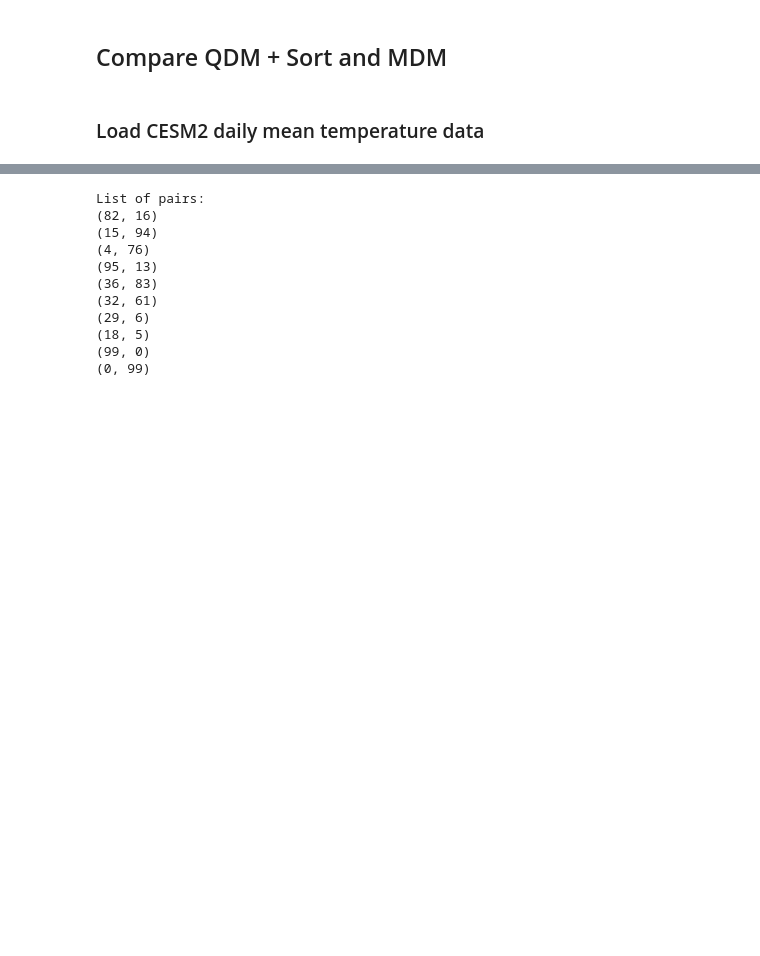
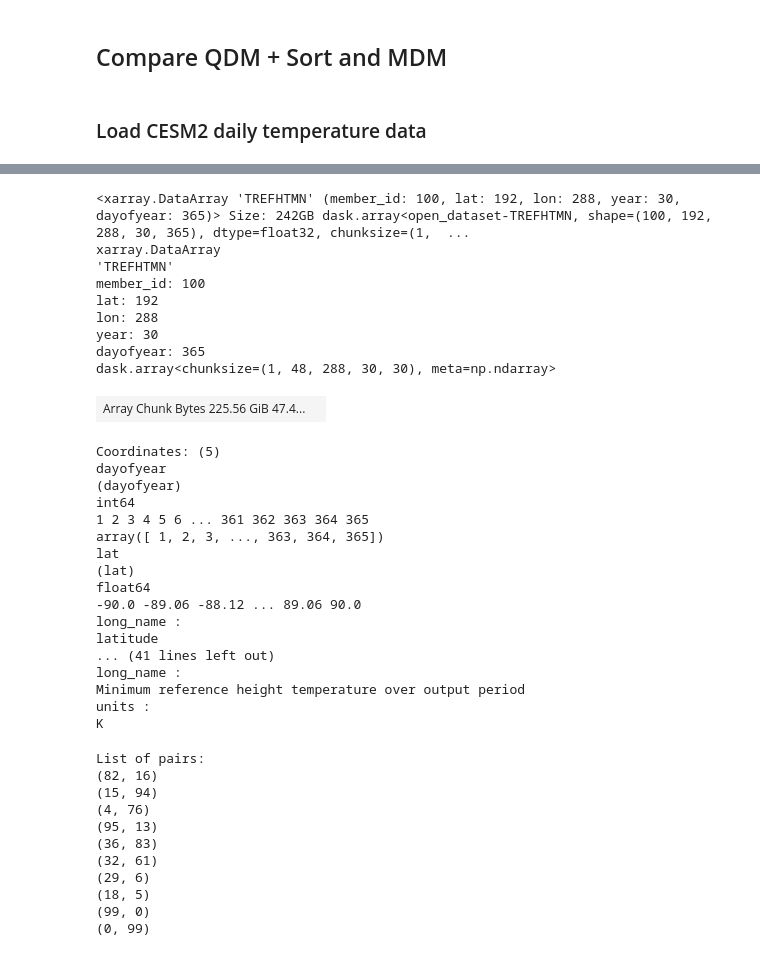
Before and after one commit to hrhampapura/moment_delta_mapping, a Jupyter notebook: notebooks/ncar_casper/06_inter_simulation_errors.ipynb, the cells around one changed output, grey strips where cells are left out. Saved outputs shown, nothing was run; the diff lists cells and outputs as text; code cells hidden in the pictures; blank space fills up the shorter version.

```diff
--- a/notebooks/ncar_casper/06_inter_simulation_errors.ipynb
+++ b/notebooks/ncar_casper/06_inter_simulation_errors.ipynb
@@ -151,13 +151,19 @@ cluster.scale(10)
 # %% [markdown]
 ## Compare QDM + Sort and MDM
 # %% [markdown]
-### Load CESM2 daily mean temperature data
+### Load CESM2 daily temperature data
 # %%
-var_name = 'tmean'
-folder_path = tmean_path
+var_name    = 'tmin'
+folder_path = tmin_path
+det_var     = 'detrended_tmin'
+temp_var    = 'TREFHTMN'
 # %%
 %%time
-pi_daily  = xr.open_zarr(tmean_path +'pre_ind_daily_mean.zarr').TREFHT
-eoc_daily = xr.open_zarr(tmean_path +'eoc_daily_mean.zarr').TREFHT
-# pi_daily
+pi_daily  = xr.open_zarr(folder_path + f'pre_ind_daily_{var_name}.zarr')
+eoc_daily = xr.open_zarr(folder_path + f'eoc_daily_{var_name}.zarr')
+#
+pi_daily = pi_daily[temp_var]
+eoc_daily = eoc_daily[temp_var]
+#
+pi_daily
 # %% [output]
@@ -166 +172,28 @@ Wall time: 1.01 s
+<xarray.DataArray 'TREFHTMN' (member_id: 100, lat: 192, lon: 288, year: 30, dayofyear: 365)> Size: 242GB dask.array<open_dataset-TREFHTMN, shape=(100, 192, 288, 30, 365), dtype=float32, chunksize=(1,  ...
+xarray.DataArray
+'TREFHTMN'
+member_id: 100
+lat: 192
+lon: 288
+year: 30
+dayofyear: 365
+dask.array<chunksize=(1, 48, 288, 30, 30), meta=np.ndarray>
+| Array Chunk Bytes 225.56 GiB 47.4... |  |
+Coordinates: (5)
+dayofyear
+(dayofyear)
+int64
+1 2 3 4 5 6 ... 361 362 363 364 365
+array([ 1, 2, 3, ..., 363, 364, 365])
+lat
+(lat)
+float64
+-90.0 -89.06 -88.12 ... 89.06 90.0
+long_name :
+latitude
+... (41 lines left out)
+long_name :
+Minimum reference height temperature over output period
+units :
+K
 # %%
```
Also changed, not shown: parts of 26 cells of this notebook, 1 other file.
